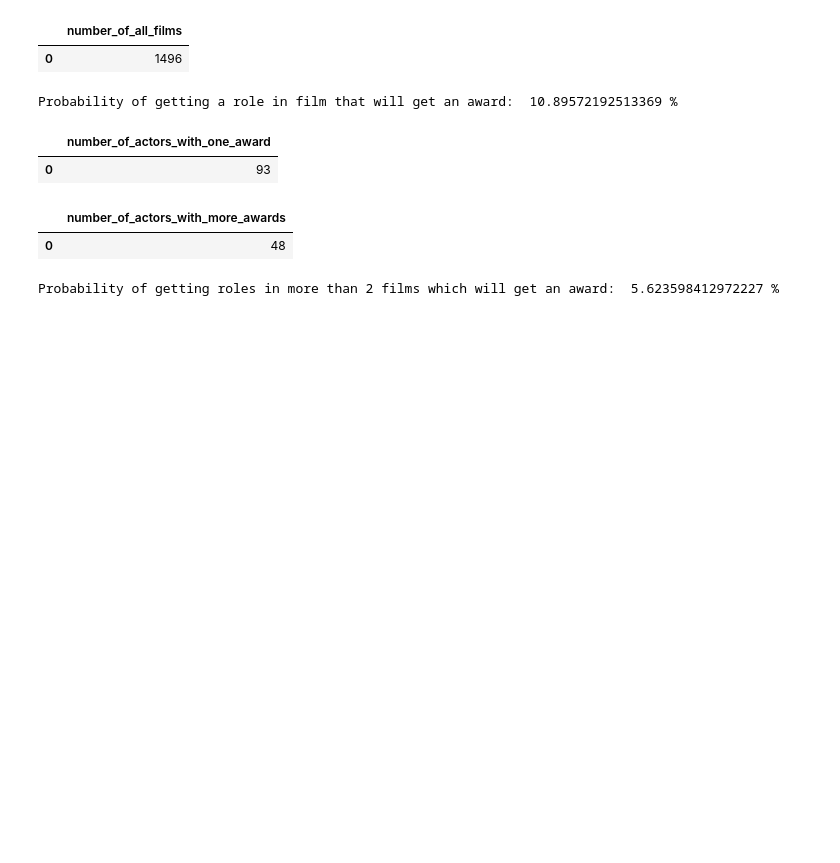
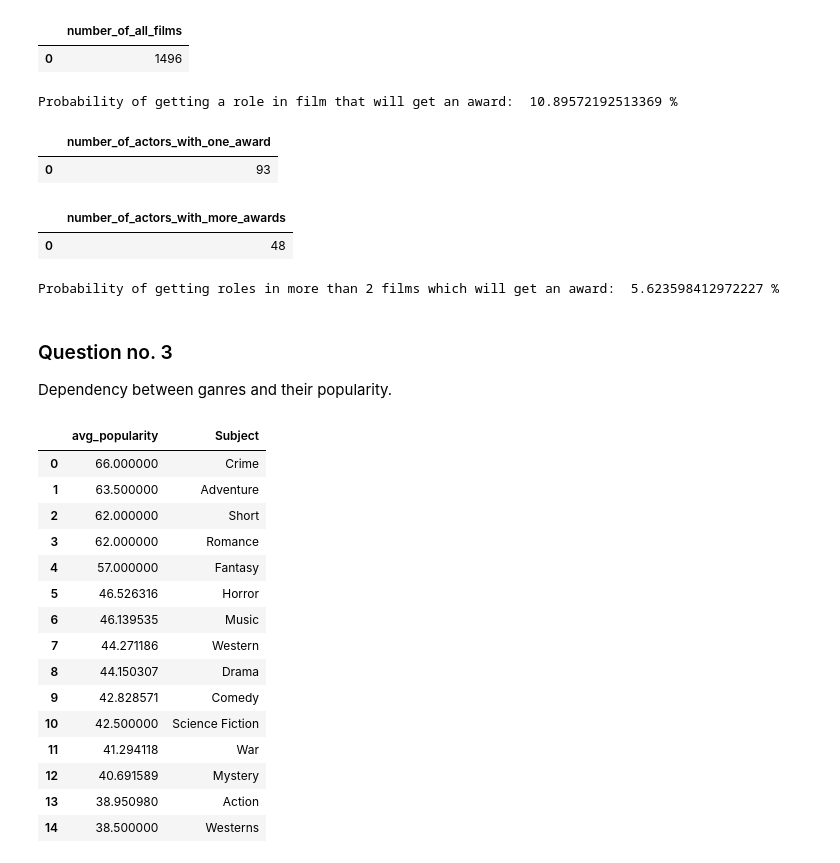
Before and after one commit to KKDD41/OlympicGamesDB_SQL_analysis, a Jupyter notebook: SQL_FilmsAnalysis_Milestone2.ipynb, the cells around one changed output. Cells and saved outputs as stored; diff of their text form; code cells hidden in the pictures; blank space fills up the shorter version.

```diff
--- a/SQL_FilmsAnalysis_Milestone2.ipynb
+++ b/SQL_FilmsAnalysis_Milestone2.ipynb
@@ -343,3 +361,36 @@ pysqldf('''
 print('Probability of getting roles in more than 2 films which will get an award: ', (163 / 1496) * (48 / 93) * 100, '%')
 # %% [output]
 Probability of getting roles in more than 2 films which will get an award:  5.623598412972227 %
+# %% [markdown]
+### Question no. 3
+
+Dependency between ganres and their popularity.
+# %%
+pop_type = pd.DataFrame(pysqldf('''
+    SELECT AVG(Popularity) AS avg_popularity,
+           Subject
+    FROM db
+    GROUP BY Subject
+    HAVING Subject IS NOT NULL
+    ORDER BY avg_popularity DESC;
+'''))
+
+pop_type['Subject'].astype('string')
+pop_type
+# %% [output]
+|  | avg_popularity | Subject |
+| 0 | 66.000000 | Crime |
+| 1 | 63.500000 | Adventure |
+| 2 | 62.000000 | Short |
+| 3 | 62.000000 | Romance |
+| 4 | 57.000000 | Fantasy |
+| 5 | 46.526316 | Horror |
+| 6 | 46.139535 | Music |
+| 7 | 44.271186 | Western |
+| 8 | 44.150307 | Drama |
+| 9 | 42.828571 | Comedy |
+| 10 | 42.500000 | Science Fiction |
+| 11 | 41.294118 | War |
+| 12 | 40.691589 | Mystery |
+| 13 | 38.950980 | Action |
+| 14 | 38.500000 | Westerns |
```
Also changed, not shown: parts of 8 cells of this notebook.
